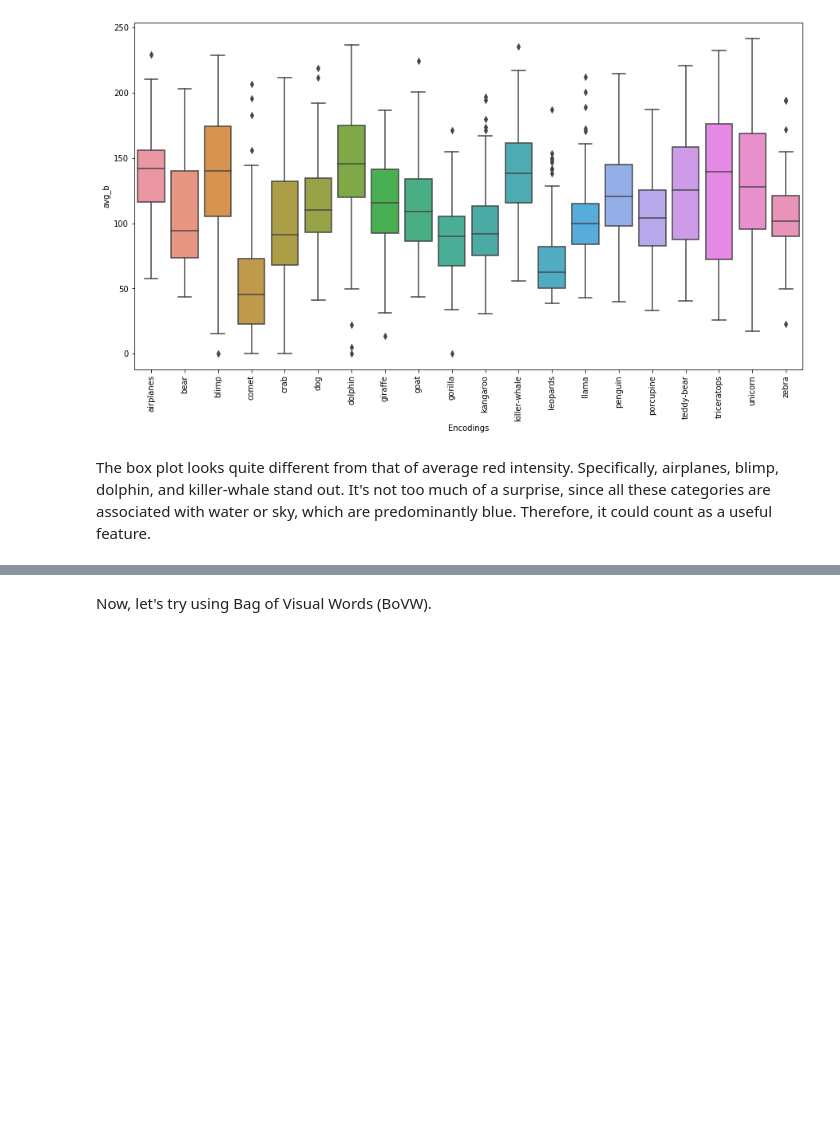
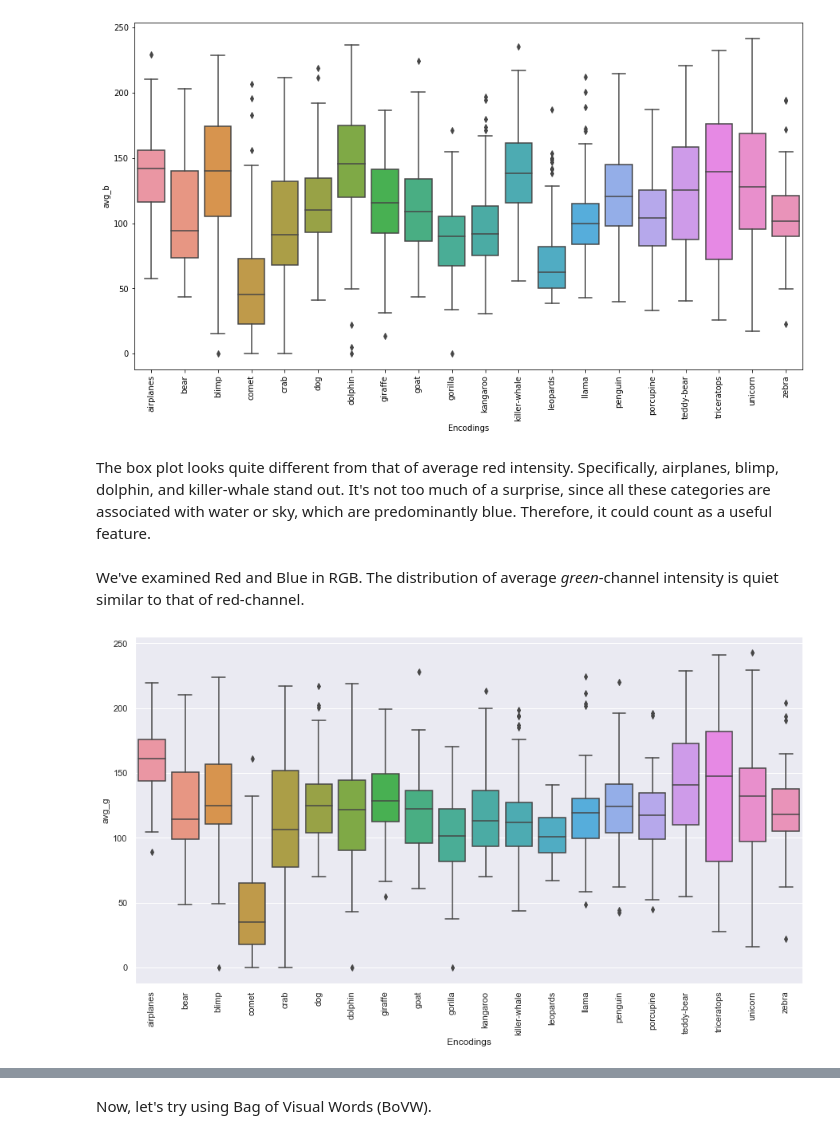
Before and after one commit to JRChow/data-200-grad-proj, a Jupyter notebook: GradProject_NB2.ipynb, the cells around one changed output, grey strips where cells are left out. Saved outputs shown, nothing was run; the diff lists cells and outputs as text; code cells hidden in the pictures; blank space fills up the shorter version.

Commit message:
Add green channel

```diff
--- a/GradProject_NB2.ipynb
+++ b/GradProject_NB2.ipynb
@@ -30,6 +30,13 @@ def ft3(image):
         return 0
     return np.mean(image[:, :, 2])
 
+# Scalar feature
+def ft4(image):
+    # Returns the average of the green-channel pictures for the images
+    if image.ndim != 3:
+        return 0
+    return np.mean(image[:, :, 1])
+
 # Matrix feature
 # def ft_orb(image):
 # %% [markdown]
@@ -157,3 +170,14 @@ ax.set_xticklabels(labels['labels'], rotation=90);
 [figure]
 # %% [markdown]
 The box plot looks quite different from that of average red intensity. Specifically, airplanes, blimp, dolphin, and killer-whale stand out. It's not too much of a surprise, since all these categories are associated with water or sky, which are predominantly blue. Therefore, it could count as a useful feature.
+# %% [markdown]
+We've examined Red and Blue in RGB. The distribution of average *green*-channel intensity is quiet similar to that of red-channel.
+# %%
+train_cpy["avg_g"] = learning["Pictures"].apply(ft4)
+train_cpy.head()
+
+plt.figure(figsize=(15,8))
+ax = sns.boxplot(x="Encodings", y="avg_g", data=train_cpy)
+ax.set_xticklabels(labels['labels'], rotation=90);
+# %% [output]
+[figure, added]
```
Also changed, not shown: parts of 6 cells of this notebook.
